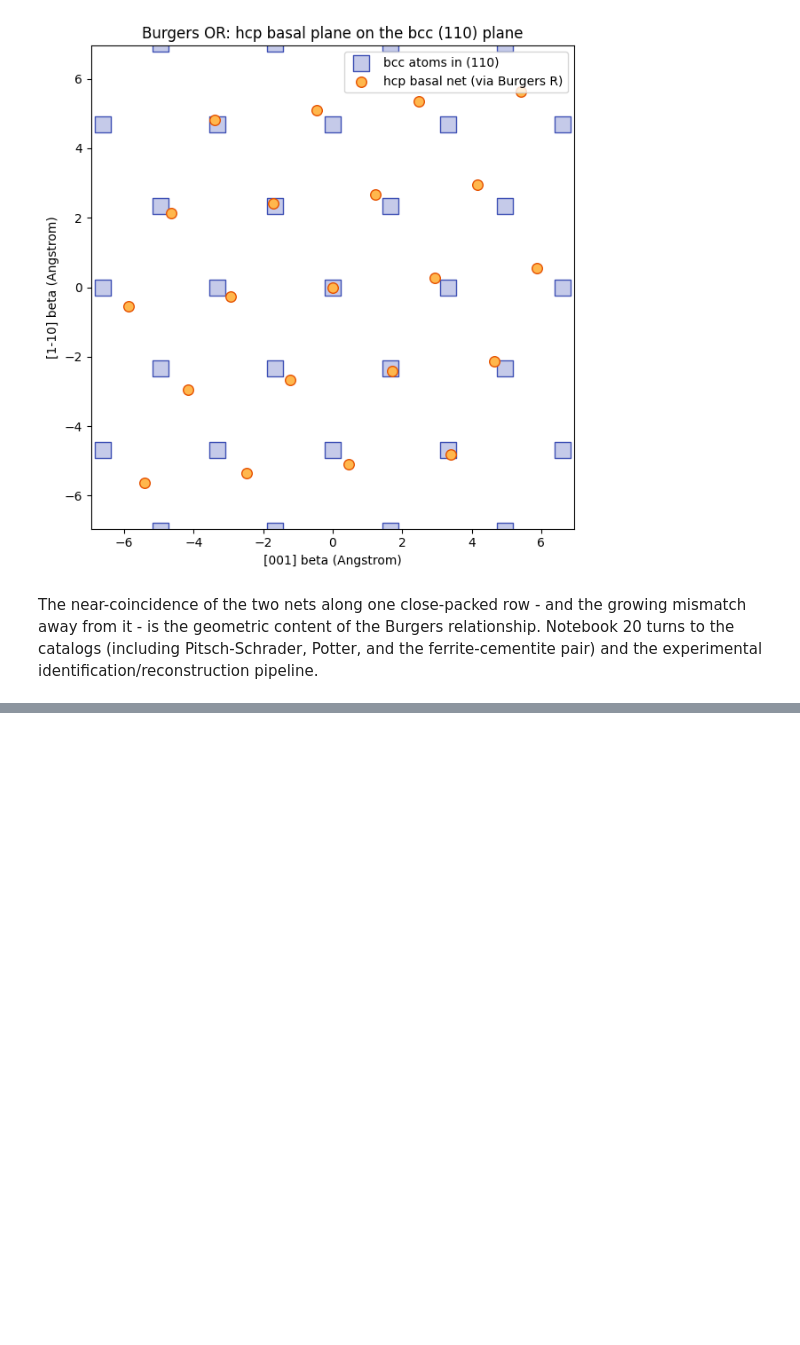
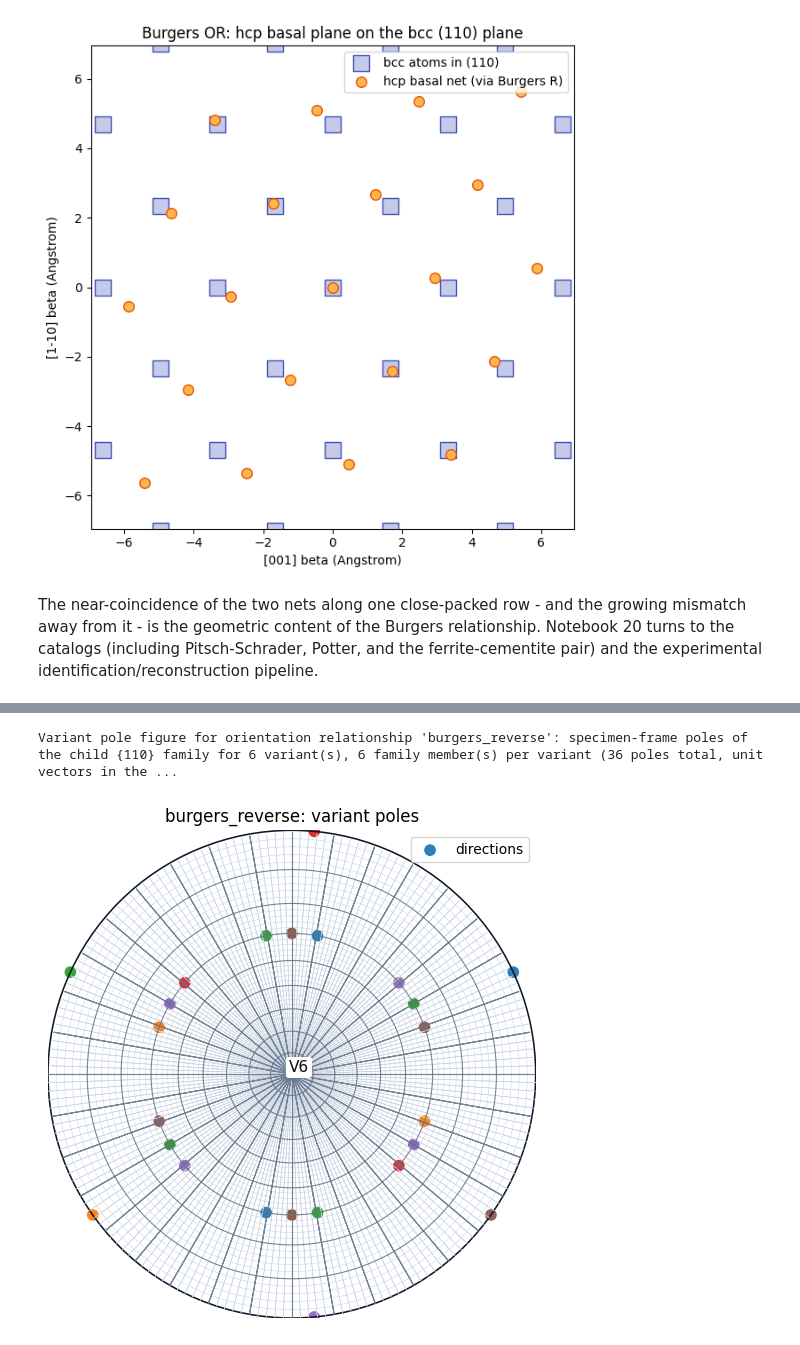
Before and after one commit to kvmani/pytex, a Jupyter notebook: docs/site/tutorials/notebooks/19_lattice_correspondence_and_transformation_strain.ipynb, the cells around one changed output, grey strips where cells are left out. Drawn from its saved outputs; the diff is of its cells as text; code cells hidden in the pictures; blank space fills up the shorter version.

```diff
--- a/docs/site/tutorials/notebooks/19_lattice_correspondence_and_transformation_strain.ipynb
+++ b/docs/site/tutorials/notebooks/19_lattice_correspondence_and_transformation_strain.ipynb
@@ -356,0 +627,19 @@ experimental identification/reconstruction pipeline.
+# %%
+reverse = OrientationRelationship.from_parallel_plane_direction(
+    name="burgers_reverse",
+    parent_plane=CrystalPlane.from_miller_bravais((0, 0, 0, 1), phase=alpha_ti),
+    child_plane=CrystalPlane(MillerIndex(np.array([1, 1, 0]), phase=beta_ti), phase=beta_ti),
+    parent_direction=CrystalDirection.from_miller_bravais((1, 1, -2, 0), phase=alpha_ti),
+    child_direction=CrystalDirection([-1.0, 1.0, 1.0], phase=beta_ti),
+)
+reverse_variants = reverse.generate_variants()
+
+print(f"forward  bcc -> hcp : {len(forward_variants):2d} variants, "
+      f"{forward.misorientation().angle_deg:.3f} deg")
+print(f"reverse  hcp -> bcc : {len(reverse_variants):2d} variants, "
+      f"{reverse.misorientation().angle_deg:.3f} deg")
+print()
+print("Same misorientation angle - it is one relationship read in two directions.")
+print("Different variant count - the parent and child symmetries have swapped, so")
+print("the orbit reduction is different. 24 cubic operators reduced against 12")
+print("hexagonal gives 12; the other way round gives 6.")
@@ -356,0 +726,21 @@ experimental identification/reconstruction pipeline.
+# %%
+alpha_parent = Orientation(
+    rotation=Rotation.identity(),
+    crystal_frame=alpha_ti.crystal_frame,
+    specimen_frame=specimen,
+    symmetry=alpha_ti.symmetry,
+    phase=alpha_ti,
+)
+beta_poles = variant_pole_figure(
+    alpha_parent,
+    reverse,
+    CrystalPlane(MillerIndex(np.array([1, 1, 0]), phase=beta_ti), phase=beta_ti),
+)
+print(beta_poles.describe())
+
+fig = plot_variant_pole_figure(beta_poles)
+fig.set_size_inches(5.4, 5.4)
+fig.tight_layout()
+# %% [output]
+Variant pole figure for orientation relationship 'burgers_reverse': specimen-frame poles of the child {110} family for 6 variant(s), 6 family member(s) per variant (36 poles total, unit vectors in the ...
+[figure, added]
```
Also changed, not shown: parts of 20 cells of this notebook, 5 other files.
